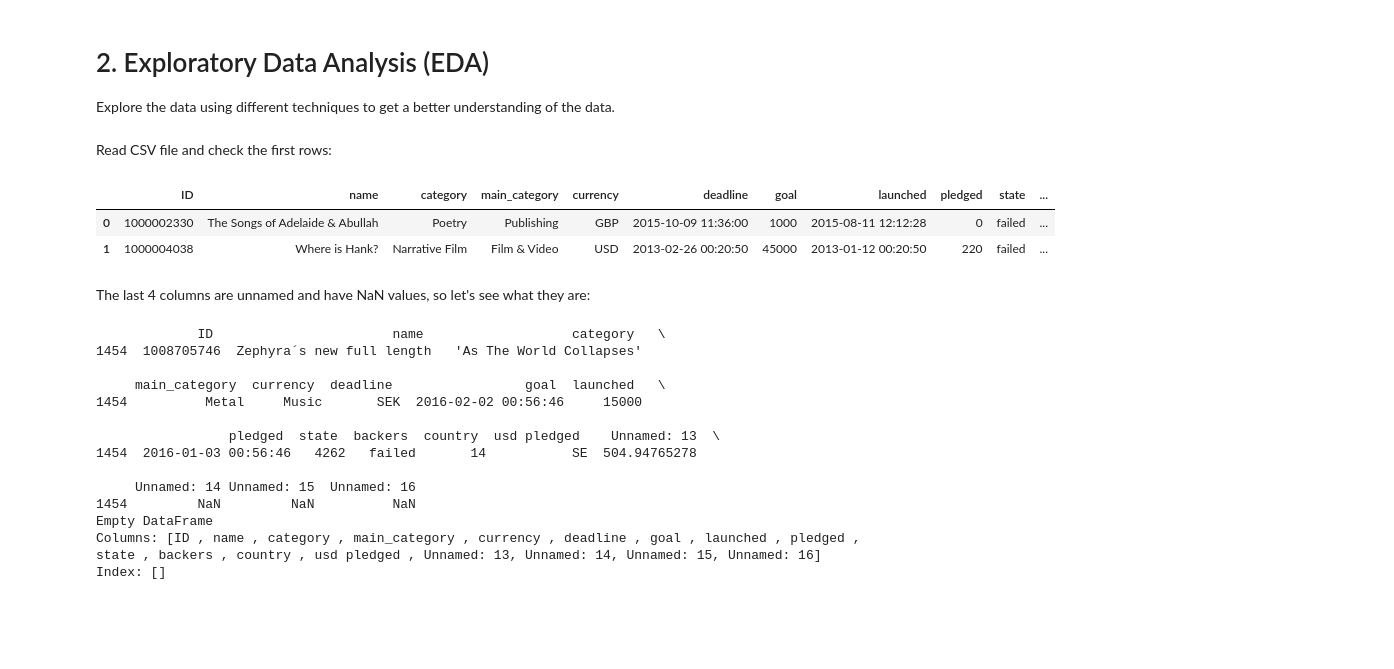
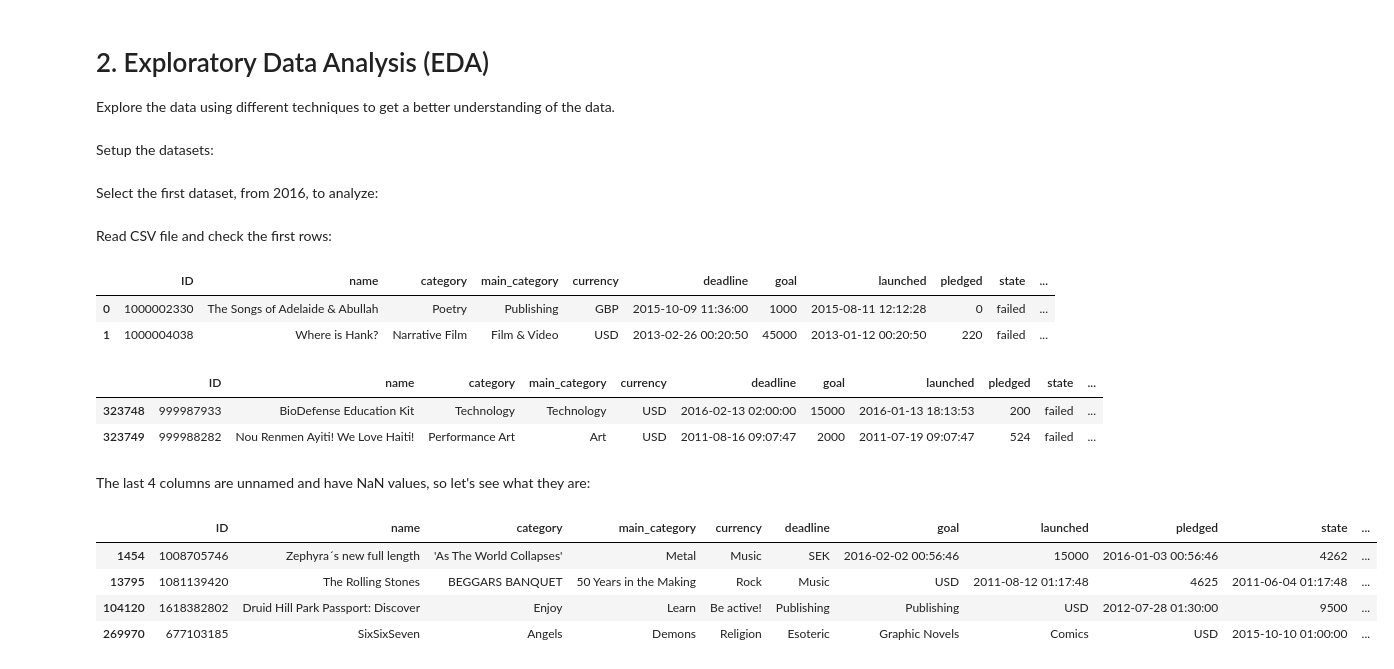
Before and after one commit to xavi-burgos99/kickstarter-projects-analyzer, a Jupyter notebook: analysis.ipynb, the cells around one changed output. Saved outputs shown, nothing was run; the diff lists cells and outputs as text; code cells hidden in the pictures; blank space fills up the shorter version.

```diff
--- a/analysis.ipynb
+++ b/analysis.ipynb
@@ -15,41 +27,63 @@ import src.pp as pp
 # 2. Exploratory Data Analysis (EDA)
 
 Explore the data using different techniques to get a better understanding of the data.
+# %% [markdown]
+Setup the datasets:
+# %%
+# Set up the datasets
+datasets = {
+	2017: {
+		'path': 'data/csv/ks-projects-201612.csv',
+		'encoding': 'cp1252'
+	},
+ 	2018: {
+		'path': 'data/csv/ks-projects-201801.csv',
+		'encoding': 'ISO-8859-1'
+	}
+}
+# %% [markdown]
+Select the first dataset, from 2016, to analyze:
+# %%
+dataset = datasets[2017]
 # %% [markdown]
 Read CSV file and check the first rows:
 # %%
-# Set up the data path
-csv_path = 'data/csv/ks-projects-201612.csv'
-
 # Get the dataframe
-df = eda.get_dataframe(csv_path)
+df = eda.get_dataframe(dataset['path'], encoding = dataset['encoding'])
 
 # Print the dataframe 2 first rows of the dataframe
-df.head(2)
+display(df.head(2))
+
+# Print the dataframe 2 last rows of the dataframe
+display(df.tail(2))
 # %% [output]
 |  | ID | name | category | main_category | currency | deadline | goal | launched | pledged | state | ... |
 | 0 | 1000002330 | The Songs of Adelaide & Abullah | Poetry | Publishing | GBP | 2015-10-09 11:36:00 | 1000 | 2015-08-11 12:12:28 | 0 | failed | ... |
 | 1 | 1000004038 | Where is Hank? | Narrative Film | Film & Video | USD | 2013-02-26 00:20:50 | 45000 | 2013-01-12 00:20:50 | 220 | failed | ... |
+|  | ID | name | category | main_category | currency | deadline | goal | launched | pledged | state | ... |
+| 323748 | 999987933 | BioDefense Education Kit | Technology | Technology | USD | 2016-02-13 02:00:00 | 15000 | 2016-01-13 18:13:53 | 200 | failed | ... |
+| 323749 | 999988282 | Nou Renmen Ayiti! We Love Haiti! | Performance Art | Art | USD | 2011-08-16 09:07:47 | 2000 | 2011-07-19 09:07:47 | 524 | failed | ... |
 # %% [markdown]
 The last 4 columns are unnamed and have NaN values, so let's see what they are:
-# %%
-# Print a row where the first unnamed column is not NaN
-eda.print_non_nans(df, 'Unnamed: 13', 1)
-
-# Print a row where the last unnamed column is not NaN
-eda.print_non_nans(df, 'Unnamed: 16', 1)
-# %% [output]
-             ID                       name                   category   \
-1454  1008705746  Zephyra´s new full length   'As The World Collapses'
-
-     main_category  currency  deadline                 goal  launched   \
-1454          Metal     Music       SEK  2016-02-02 00:56:46     15000
-
-                 pledged  state  backers  country  usd pledged    Unnamed: 13  \
-1454  2016-01-03 00:56:46   4262   failed       14           SE  504.94765278
-
-     Unnamed: 14 Unnamed: 15  Unnamed: 16
-1454         NaN         NaN          NaN
-Empty DataFrame
-Columns: [ID , name , category , main_category , currency , deadline , goal , launched , pledged , state , backers , country , usd pledged , Unnamed: 13, Unnamed: 14, Unnamed: 15, Unnamed: 16]
-Index: []
+# %%
+# Get a row where the first unnamed column is not NaN
+row1 = eda.filter_non_nan_column(df, 'Unnamed: 13').iloc[0]
+
+# Get a row where the second unnamed column is not NaN
+row2 = eda.filter_non_nan_column(df, 'Unnamed: 14').iloc[0]
+
+# Get a row where the third unnamed column is not NaN
+row3 = eda.filter_non_nan_column(df, 'Unnamed: 15').iloc[0]
+
+# Get a row where the fourth unnamed column is not NaN
+row4 = eda.filter_non_nan_column(df, 'Unnamed: 16').iloc[0]
+
+# Unify the rows and display the result
+res = pd.concat([row1, row2, row3, row4], axis = 1).T
+display(res)
+# %% [output]
+|  | ID | name | category | main_category | currency | deadline | goal | launched | pledged | state | ... |
+| 1454 | 1008705746 | Zephyra´s new full length | 'As The World Collapses' | Metal | Music | SEK | 2016-02-02 00:56:46 | 15000 | 2016-01-03 00:56:46 | 4262 | ... |
+| 13795 | 1081139420 | The Rolling Stones | BEGGARS BANQUET | 50 Years in the Making | Rock | Music | USD | 2011-08-12 01:17:48 | 4625 | 2011-06-04 01:17:48 | ... |
+| 104120 | 1618382802 | Druid Hill Park Passport: Discover | Enjoy | Learn | Be active! | Publishing | Publishing | USD | 2012-07-28 01:30:00 | 9500 | ... |
+| 269970 | 677103185 | SixSixSeven | Angels | Demons | Religion | Esoteric | Graphic Novels | Comics | USD | 2015-10-10 01:00:00 | ... |
```
Also changed, not shown: parts of 60 cells of this notebook, 3 other files.
